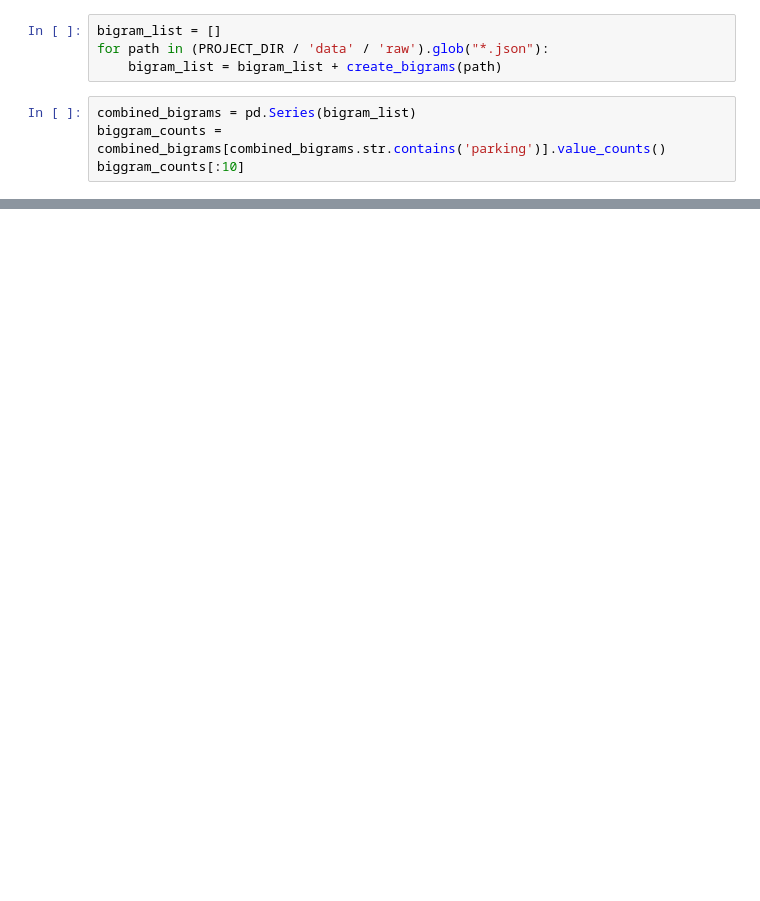
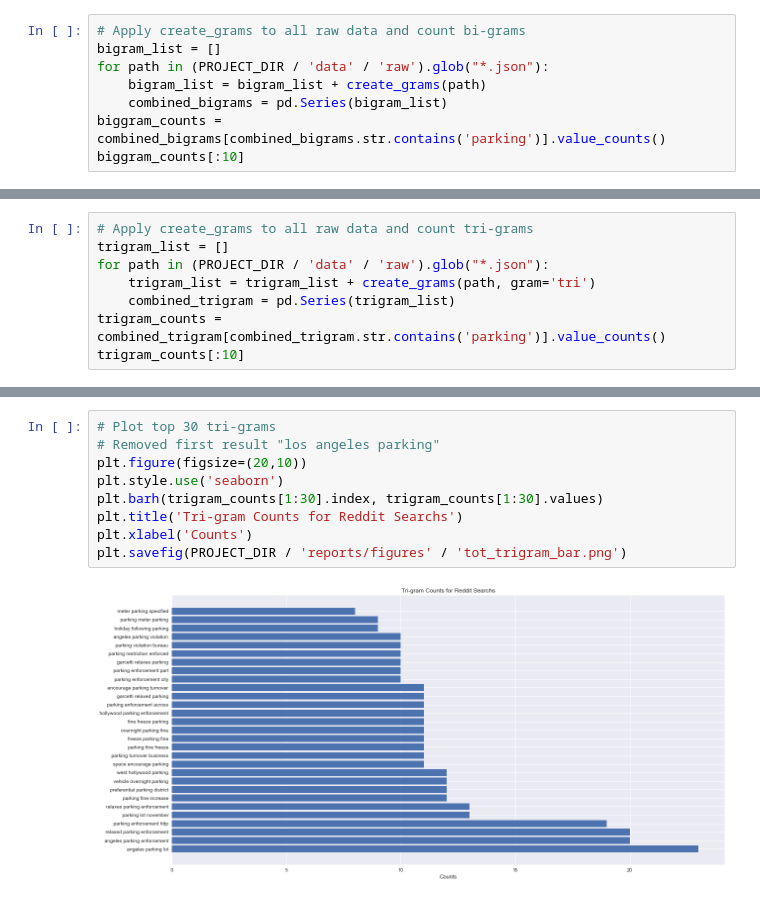
Before and after one commit to hackforla/lucky-parking, a Jupyter notebook: notebooks/1.0-gp-initial_eda.ipynb, the cells around one changed output, grey strips where cells are left out. Saved outputs shown, nothing was run; the diff lists cells and outputs as text; blank space fills up the shorter version.

Commit message:
added trigrams

```diff
--- a/notebooks/1.0-gp-initial_eda.ipynb
+++ b/notebooks/1.0-gp-initial_eda.ipynb
@@ -64,9 +84,9 @@ def create_bigrams(input_file: Union[str, Path]) -> list:
-# %%
-bigram_list = []
-for path in (PROJECT_DIR / 'data' / 'raw').glob("*.json"):
-    bigram_list = bigram_list + create_bigrams(path)
 # %%
-combined_bigrams = pd.Series(bigram_list)
+# Apply create_grams to all raw data and count bi-grams
+bigram_list = []
+for path in (PROJECT_DIR / 'data' / 'raw').glob("*.json"):
+    bigram_list = bigram_list + create_grams(path)
+    combined_bigrams = pd.Series(bigram_list)
 biggram_counts = combined_bigrams[combined_bigrams.str.contains('parking')].value_counts()
 biggram_counts[:10]
 # %% [output]
@@ -92,0 +114,8 @@ plt.savefig(PROJECT_DIR / 'reports/figures' / 'tot_bigram_bar.png')
+# %%
+# Apply create_grams to all raw data and count tri-grams
+trigram_list = []
+for path in (PROJECT_DIR / 'data' / 'raw').glob("*.json"):
+    trigram_list = trigram_list + create_grams(path, gram='tri')
+    combined_trigram = pd.Series(trigram_list)
+trigram_counts = combined_trigram[combined_trigram.str.contains('parking')].value_counts()
+trigram_counts[:10]
@@ -92,0 +134,11 @@ plt.savefig(PROJECT_DIR / 'reports/figures' / 'tot_bigram_bar.png')
+# %%
+# Plot top 30 tri-grams
+# Removed first result "los angeles parking"
+plt.figure(figsize=(20,10))
+plt.style.use('seaborn')
+plt.barh(trigram_counts[1:30].index, trigram_counts[1:30].values)
+plt.title('Tri-gram Counts for Reddit Searchs')
+plt.xlabel('Counts')
+plt.savefig(PROJECT_DIR / 'reports/figures' / 'tot_trigram_bar.png')
+# %% [output]
+[figure, added]
```
Also changed, not shown: parts of 9 cells of this notebook, 3 other files.
